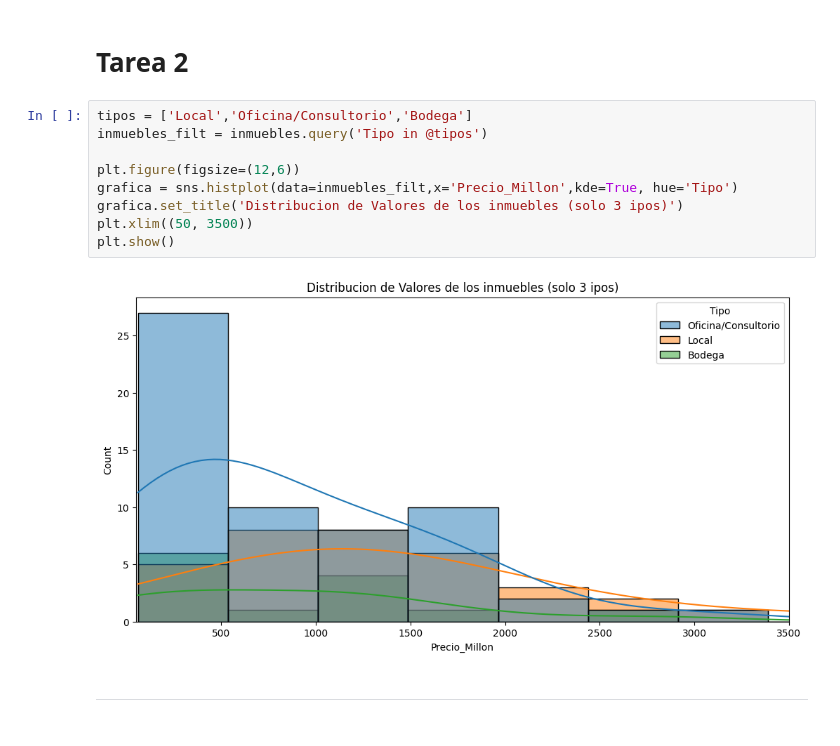
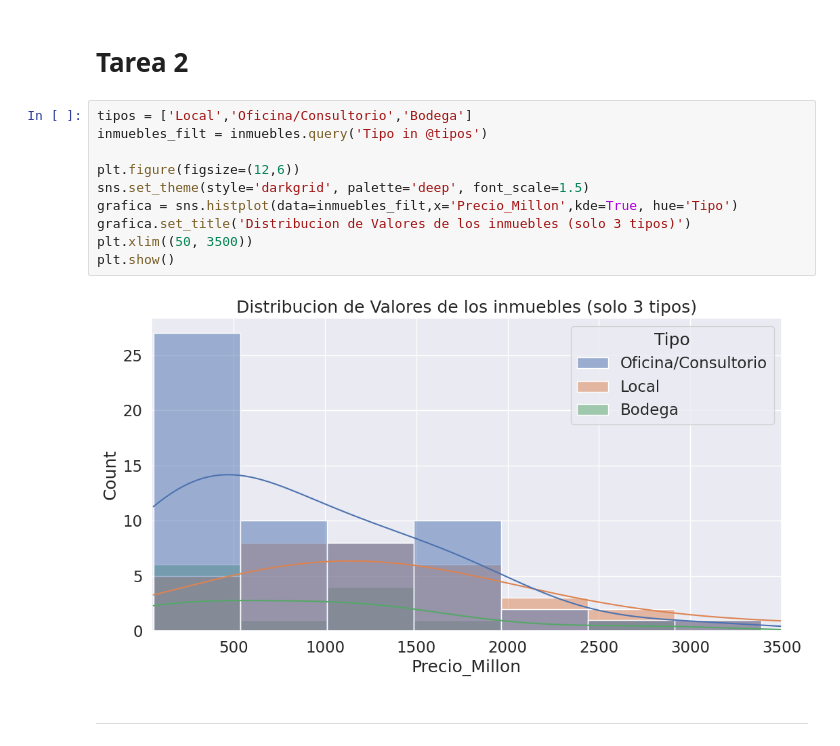
Before and after one commit to Ayuya2001/INMERSION_DE_DATOS, a Jupyter notebook: INMERSION_DE_DATOS_AULA_2.ipynb, the cells around one changed output. Cells and saved outputs as stored; diff of their text form.

```diff
--- a/INMERSION_DE_DATOS_AULA_2.ipynb
+++ b/INMERSION_DE_DATOS_AULA_2.ipynb
@@ -509,14 +509,15 @@ plt.show()
 # %%
 tipos = ['Local','Oficina/Consultorio','Bodega']
 inmuebles_filt = inmuebles.query('Tipo in @tipos')
 
 plt.figure(figsize=(12,6))
+sns.set_theme(style='darkgrid', palette='deep', font_scale=1.5)
 grafica = sns.histplot(data=inmuebles_filt,x='Precio_Millon',kde=True, hue='Tipo')
-grafica.set_title('Distribucion de Valores de los inmuebles (solo 3 ipos)')
+grafica.set_title('Distribucion de Valores de los inmuebles (solo 3 tipos)')
 plt.xlim((50, 3500))
 plt.show()
 # %% [output]
-[figure, old version]
+[figure, new version]
 # %% [markdown]
 
 
```
